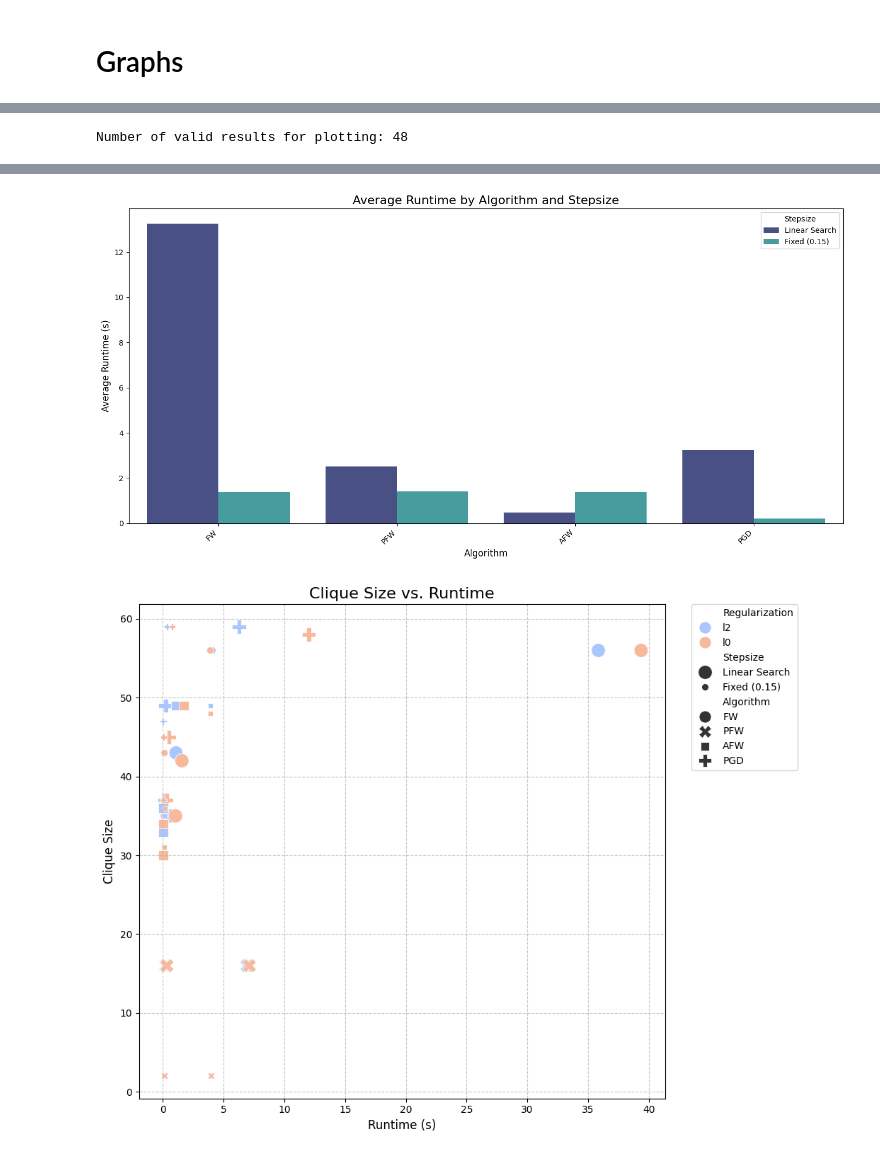
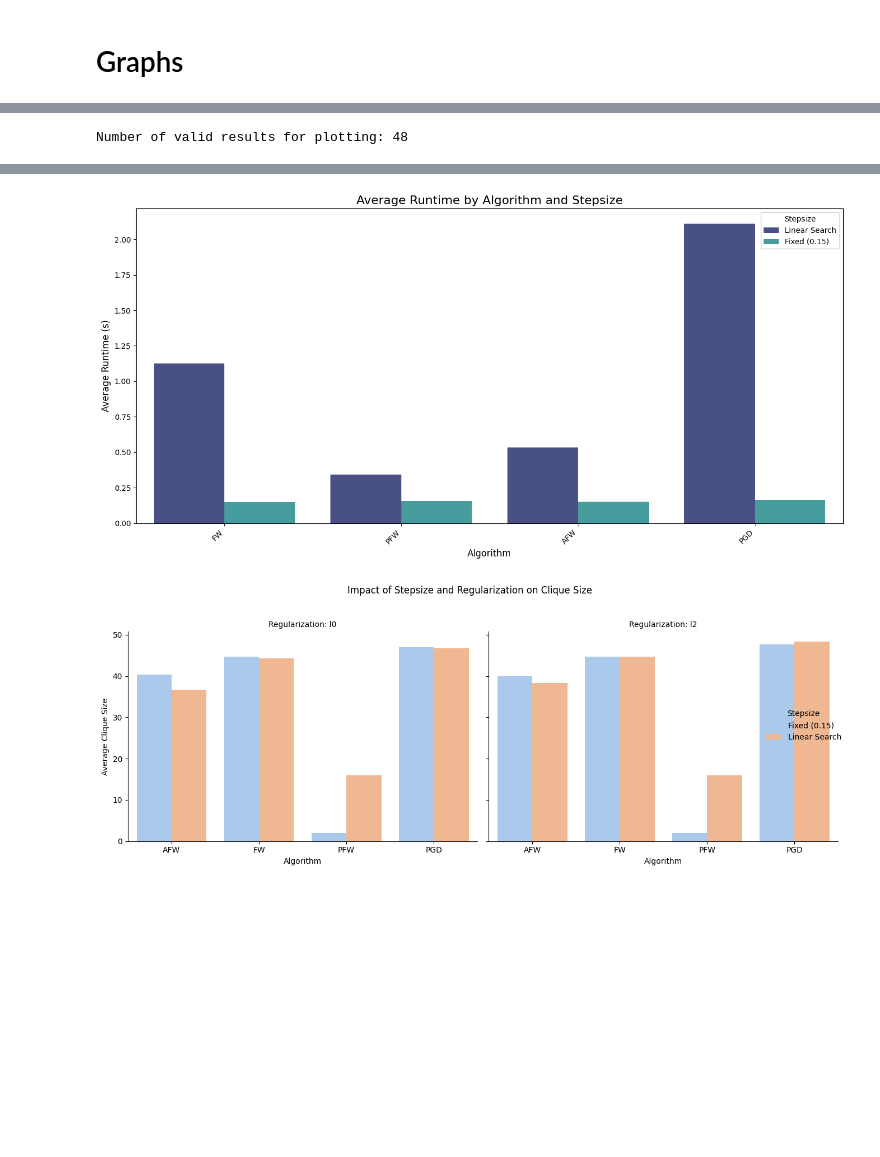
Before and after one commit to tonyfant/Optimization-for-Data-Science-exam-project, a Jupyter notebook: project.ipynb, the cells around one changed output, grey strips where cells are left out. Drawn from its saved outputs; the diff is of its cells as text; code cells hidden in the pictures; blank space fills up the shorter version.

Commit message:
changed graph of comparison

```diff
--- a/project.ipynb
+++ b/project.ipynb
@@ -396,7 +396,7 @@ for graph_file in graph_files:
                 try:
                     start_time = time.perf_counter()
 
-                    kwargs = {'A': A, 'reg_type': reg_type, 'max_iter': 1000}
+                    kwargs = {'A': A, 'reg_type': reg_type, 'max_iter': 100}
                     if algo_name == 'PGD':
                         kwargs['fixed_learning_rate'] = step
                         if step is None:
@@ -592,17 +592,8 @@ else:
     plt.tight_layout()
     plt.show()
 
-    plt.figure(figsize=(12, 8))
-    sns.scatterplot(data=df_valid_results, x='Runtime (s)', y='Clique Size',
-                    hue='Regularization', style='Algorithm', size='Stepsize',
-                    sizes=(50, 200), palette='coolwarm', s=150)
-    plt.title('Clique Size vs. Runtime', fontsize=16)
-    plt.xlabel('Runtime (s)', fontsize=12)
-    plt.ylabel('Clique Size', fontsize=12)
-    plt.legend(bbox_to_anchor=(1.05, 1), loc='upper left', borderaxespad=0.)
-    plt.grid(True, linestyle='--', alpha=0.7)
-    plt.tight_layout(rect=[0, 0, 0.85, 1])
-    plt.show()
+
+
 
     grouped_clique = df_valid_results.groupby(['Algorithm', 'Regularization', 'Stepsize'])['Clique Size'].mean().reset_index()
 
@@ -632,2 +623,2 @@ Number of valid results for plotting: 48
-[figure, old version]
+[figure, new version]
-[figure, old version]
+[figure, new version]
```
Also changed, not shown: parts of 4 cells of this notebook.
